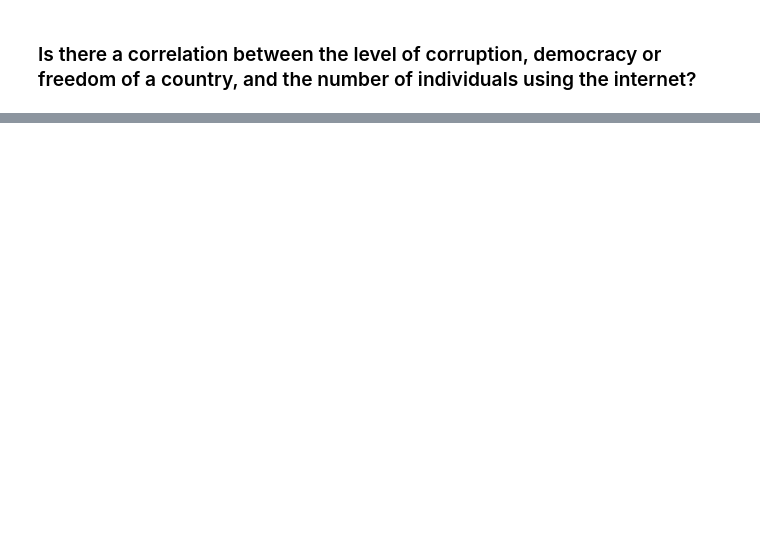
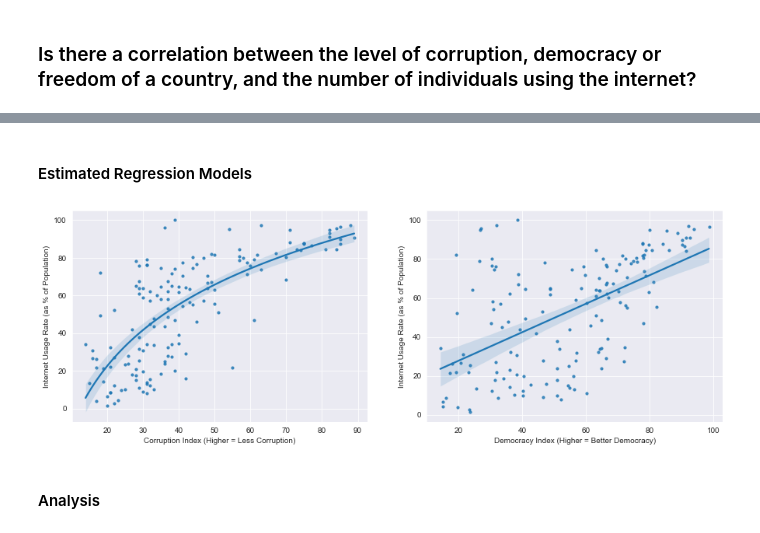
Before and after one commit to KasparLee/udacity-data-nanodegree, a Jupyter notebook: internet-usage-rates-investigation/report.ipynb, the cells around one changed output, grey strips where cells are left out. Saved outputs shown, nothing was run; the diff lists cells and outputs as text; code cells hidden in the pictures; blank space fills up the shorter version.

```diff
--- a/internet-usage-rates-investigation/report.ipynb
+++ b/internet-usage-rates-investigation/report.ipynb
@@ -252,0 +260,18 @@ sns.pairplot(combined_df, x_vars=['corruption', 'democracy', 'freedom'], y_vars=
+# %% [markdown]
+#### Estimated Regression Models
+# %%
+fig, axs = plt.subplots(1, 2, figsize=(15, 5))
+
+# Draw plots
+a = sns.regplot(combined_df['corruption'], combined_df['internet_usage'], ax=axs[0], scatter_kws={'s': 10}, logx=True)
+b = sns.regplot(combined_df['democracy'], combined_df['internet_usage'], ax=axs[1], scatter_kws={'s': 10});
+
+# Add labels
+a.set_xlabel('Corruption Index (Higher = Less Corruption)')
+b.set_xlabel('Democracy Index (Higher = Better Democracy)')
+a.set_ylabel('Internet Usage Rate (as % of Population)')
+b.set_ylabel('Internet Usage Rate (as % of Population)');
+# %% [output]
+[figure, added]
+# %% [markdown]
+#### Analysis
```
Also changed, not shown: parts of 24 cells of this notebook, 1 other file.
